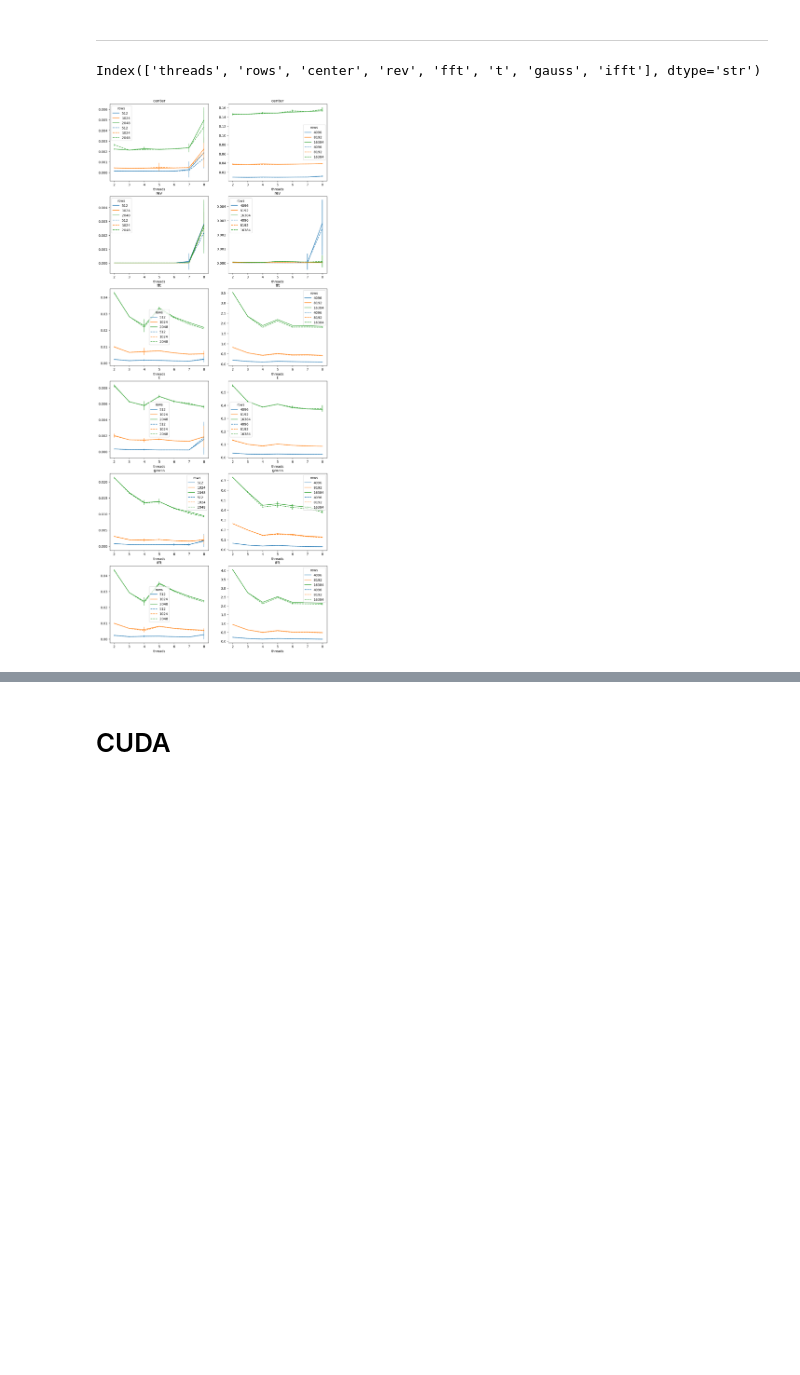
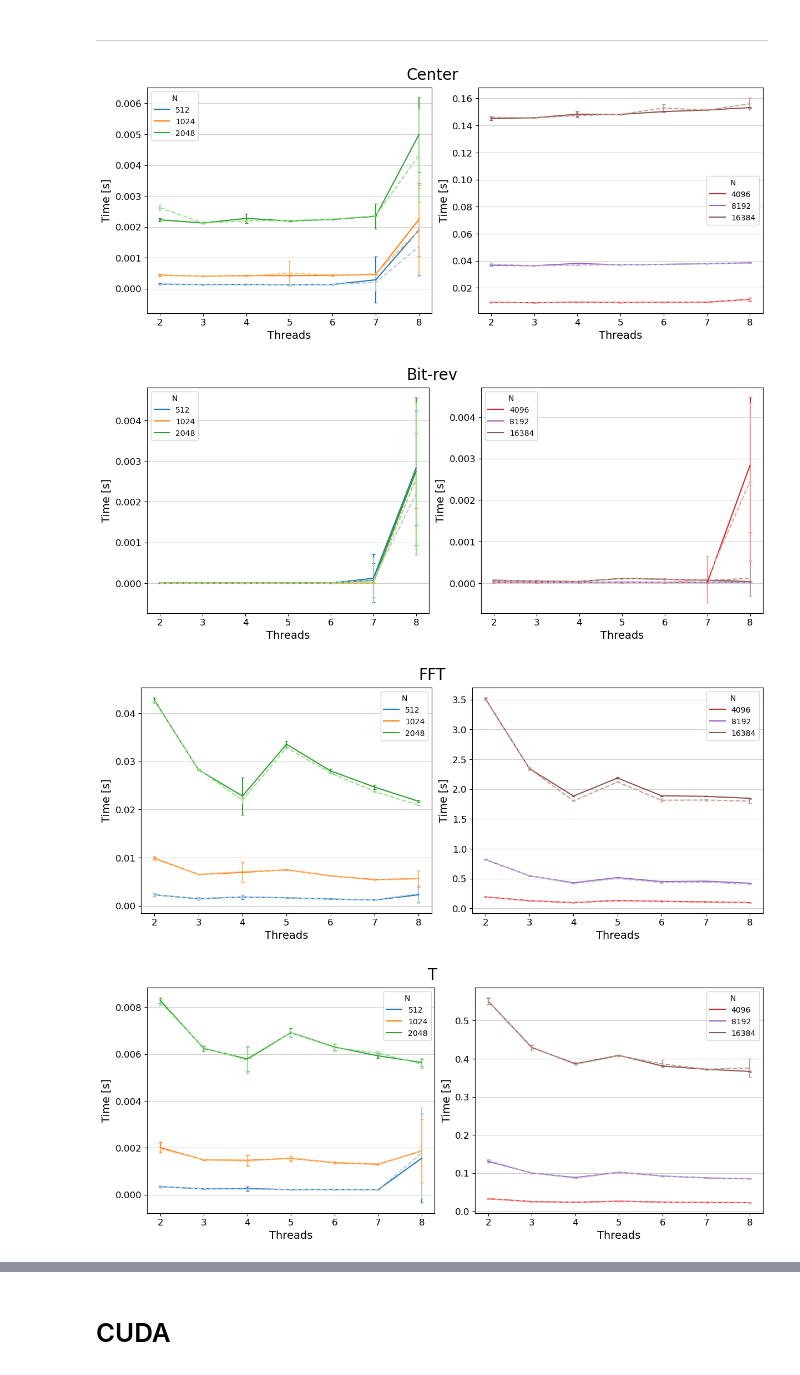
Before and after one commit to GioMai24/Speed-of-Light-FFT, a Jupyter notebook: visualization.ipynb, the cells around one changed output, grey strips where cells are left out. Saved outputs shown, nothing was run; the diff lists cells and outputs as text; code cells hidden in the pictures; blank space fills up the shorter version.

Commit message:
visual

```diff
--- a/visualization.ipynb
+++ b/visualization.ipynb
@@ -26,4 +29,10 @@ staticData
 | 2098 | 8 | 16384 | 10.973 | 79.210 | 0.405 |
 | 2099 | 8 | 16384 | 10.958 | 79.176 | 0.433 |
 2100 rows × 5 columns
+# %%
+cmap = plt.get_cmap("tab20").colors
+firstC = cmap[:6:2] + cmap[1:6:2]
+secondC = cmap[6:12:2] + cmap[7:12:2]
+firstKwargs = {"y":"mean", "yerr":"std", "capsize":2, "fontsize":12}
+secondKwargs = {"y":"mean", "yerr":"std", "ls":"--", "capsize":2, "fontsize":12, "legend":False}
 # %%
@@ -47,24 +61,33 @@ plt.show()
 # %% [markdown]
 ---
-# %%
-statFunc.columns
-# %% [output]
-Index(['threads', 'rows', 'center', 'rev', 'fft', 't', 'gauss', 'ifft'], dtype='str')
+# %%
+statFunc = pd.read_csv(wdir/"centerRevFftTGaussIfftStatic.csv", sep=' ', names=["threads", "N", "Center", "Bit-rev", "FFT", "T", "Gauss", "IFFT"], header=None)
+dynFunc = pd.read_csv(wdir/"centerRevFftTGaussIfftDynamic.csv", sep=' ', names=["threads", "N", "Center", "Bit-rev", "FFT", "T", "Gauss", "IFFT"], header=None)
 # %%
-statFunc = pd.read_csv(wdir/"centerRevFftTGaussIfftStatic.csv", sep=' ', names=["threads", "rows", "center", "rev", "fft", "t", "gauss", "ifft"], header=None)
-dynFunc = pd.read_csv(wdir/"centerRevFftTGaussIfftDynamic.csv", sep=' ', names=["threads", "rows", "center", "rev", "fft", "t", "gauss", "ifft"], header=None)
+for name in statFunc.columns[2:]:
+    fig, ax = plt.subplots(1, 2, figsize=(12, 5), layout="constrained")
+    fig.suptitle(name, fontsize=20)
 
-fig, ax = plt.subplots(len(statFunc.columns[2:]), 2, figsize=(12, 5*len(statFunc.columns[2:])))
-for i, name in enumerate(statFunc.columns[2:]):
-        statMeanStd = statFunc.groupby(["threads", "rows"]).agg(["mean", "std"])[name].unstack()
-        dynMeanStd = dynFunc.groupby(["threads", "rows"]).agg(["mean", "std"])[name].unstack()
+    statFuncMeanStd = statFunc.groupby(["threads", "N"]).agg(["mean", "std"])[name].unstack()
+    dynFuncMeanStd = dynFunc.groupby(["threads", "N"]).agg(["mean", "std"])[name].unstack()
 
-        statMeanStd.loc[:, (["mean", "std"], [512, 1024, 2048])].plot(y="mean", yerr="std", title=name, ax=ax[i,0])
-        ax[i,0].set_prop_cycle(None)
-        dynMeanStd.loc[:, (["mean", "std"], [512, 1024, 2048])].plot(y="mean", yerr="std", ls="--", ax=ax[i,0])
+    ax[0].set_prop_cycle(cycler(color=firstC))
+    statFuncMeanStd.loc[:, (["mean", "std"], [512, 1024, 2048])].plot(**firstKwargs, ax=ax[0])
+    dynFuncMeanStd.loc[:, (["mean", "std"], [512, 1024, 2048])].plot(**secondKwargs, ax=ax[0])
 
-        statMeanStd.loc[:, (["mean", "std"], [4096, 8192, 16384])].plot(y="mean", yerr="std", title=name, ax=ax[i,1])
-        ax[i,1].set_prop_cycle(None)
-        dynMeanStd.loc[:, (["mean", "std"], [4096, 8192, 16384])].plot(y="mean", yerr="std", ls="--", ax=ax[i,1])
+    ax[1].set_prop_cycle(cycler(color=secondC))
+    statFuncMeanStd.loc[:, (["mean", "std"], [4096, 8192, 16384])].plot(**firstKwargs, ax=ax[1])
+    dynFuncMeanStd.loc[:, (["mean", "std"], [4096, 8192, 16384])].plot(**secondKwargs, ax=ax[1])
+
+    for Ax in ax:
+        Ax.grid(axis='y', alpha=.6)
+        Ax.set_xlabel("Threads", fontsize=14)
+        Ax.set_ylabel("Time [s]", fontsize=14)
+
+
+plt.show()
 # %% [output]
-[figure, old version]
+[figure, new version]
+[figure, added]
+[figure, added]
+[figure, added]
```
Also changed, not shown: parts of 11 cells of this notebook.
